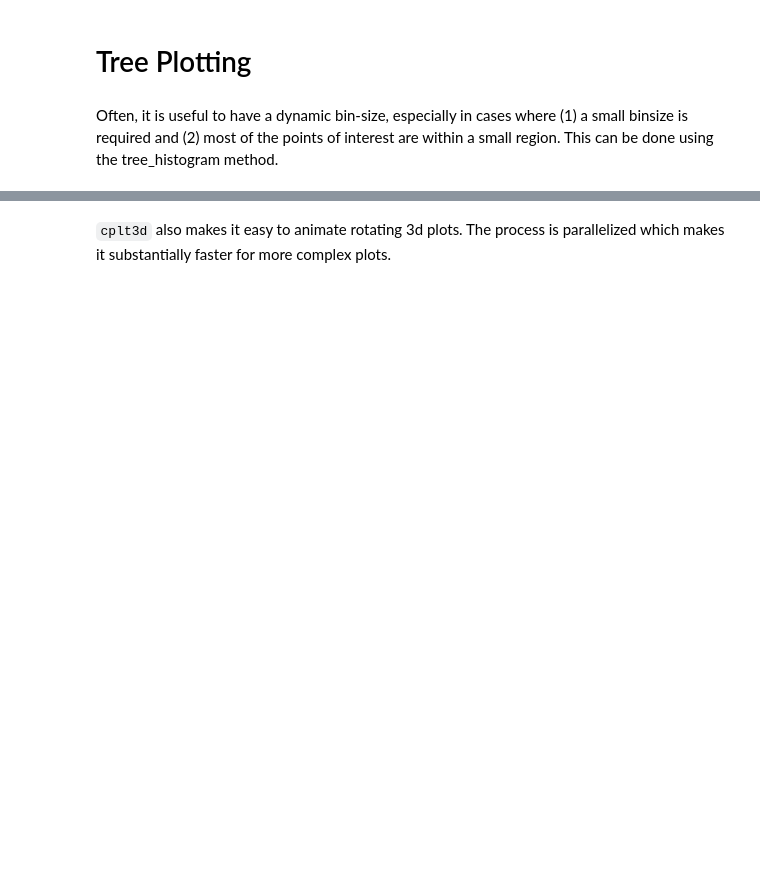
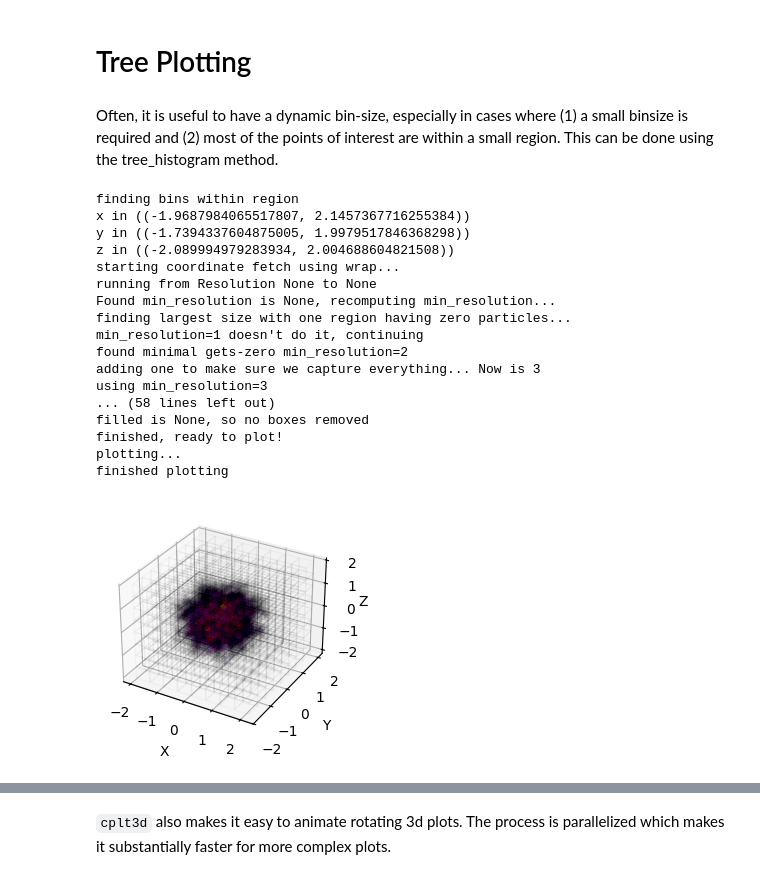
Before and after one commit to benmckcohen/cplt3d, a Jupyter notebook: Examples/Gaussian/Gaussian.ipynb, the cells around one changed output, grey strips where cells are left out. Cells and saved outputs as stored; diff of their text form; code cells hidden in the pictures; blank space fills up the shorter version.

```diff
--- a/Examples/Gaussian/Gaussian.ipynb
+++ b/Examples/Gaussian/Gaussian.ipynb
@@ -129,6 +132,37 @@ Wall time: 1.23 s
 Often, it is useful to have a dynamic bin-size, especially in cases where (1) a small binsize is required and (2) most of the points of interest are within a small region. This can be done using the tree_histogram method.
 # %%
 from cplt3d.generator_funcs import tree_histogram
+# %%
+fig = plt.figure(figsize = (3,3))
+ax = fig.add_subplot(projection = '3d')
+poly = tree_histogram(ax,pts_samples,GAUSSIAN_samples,cmap = use_cmap,
+               filled=None,verbose = True,
+               min_resolution = None,max_resolution = None,edgecolor_function = lambda color:(0,0,0,0.01))
+
+ax.set_xlabel("X")
+ax.set_ylabel("Y")
+ax.set_zlabel("Z")
+ax.zaxis.labelpad=-3.5
+fig.savefig('Images/4_Histogram-Tree_Gaussian_1.png',dpi = 500)
+# %% [output]
+finding bins within region
+x in ((-1.9687984065517807, 2.1457367716255384))
+y in ((-1.7394337604875005, 1.9979517846368298))
+z in ((-2.089994979283934, 2.004688604821508))
+starting coordinate fetch using wrap...
+running from Resolution None to None
+Found min_resolution is None, recomputing min_resolution...
+finding largest size with one region having zero particles...
+min_resolution=1 doesn't do it, continuing
+found minimal gets-zero min_resolution=2
+adding one to make sure we capture everything... Now is 3
+using min_resolution=3
+... (58 lines left out)
+filled is None, so no boxes removed
+finished, ready to plot!
+plotting...
+finished plotting
+[figure, added]
 # %%
 %%time
 from matplotlib.colors import LogNorm
```
Also changed, not shown: parts of 6 cells of this notebook, 8 other files.
